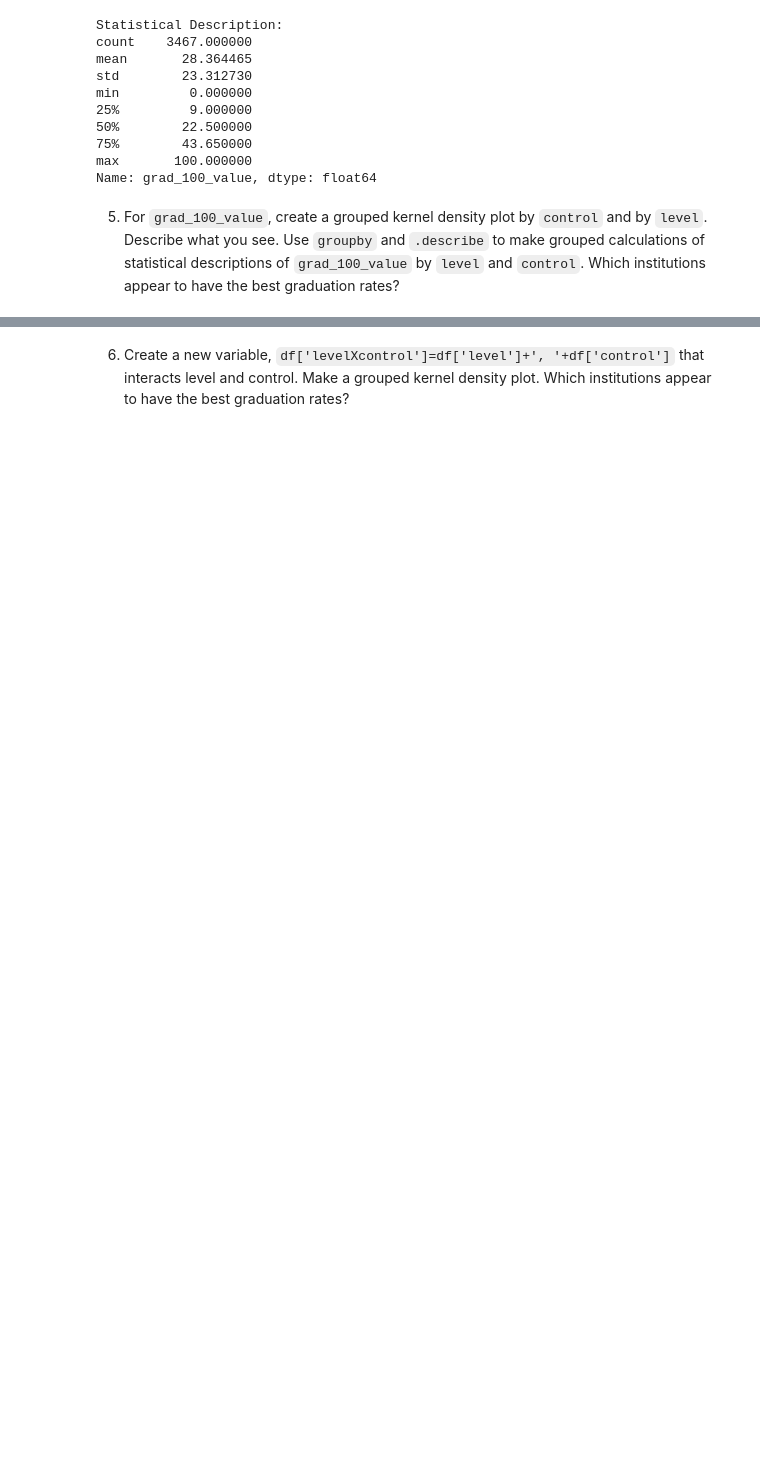
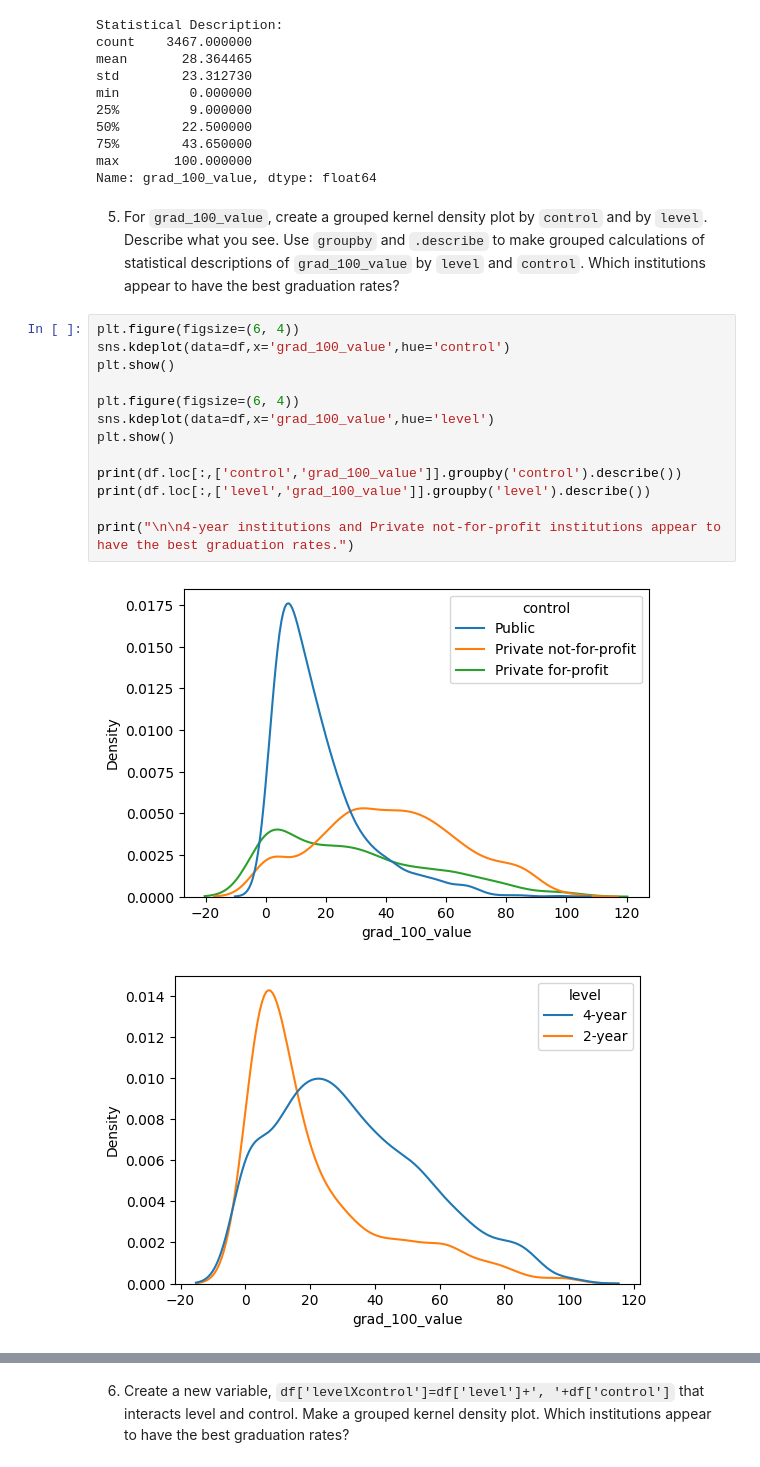
Before and after one commit to jennyschilling/visualization, a Jupyter notebook: assignment/assignment.ipynb, the cells around one changed output, grey strips where cells are left out. Cells and saved outputs as stored; diff of their text form; blank space fills up the shorter version.

```diff
--- a/assignment/assignment.ipynb
+++ b/assignment/assignment.ipynb
@@ -94,3 +94,19 @@ max       100.000000
 Name: grad_100_value, dtype: float64
 # %% [markdown]
 5. For `grad_100_value`, create a grouped kernel density plot by `control` and by `level`. Describe what you see. Use `groupby` and `.describe` to make grouped calculations of statistical descriptions of `grad_100_value` by `level` and `control`. Which institutions appear to have the best graduation rates?
+# %%
+plt.figure(figsize=(6, 4))
+sns.kdeplot(data=df,x='grad_100_value',hue='control')
+plt.show()
+
+plt.figure(figsize=(6, 4))
+sns.kdeplot(data=df,x='grad_100_value',hue='level')
+plt.show()
+
+print(df.loc[:,['control','grad_100_value']].groupby('control').describe())
+print(df.loc[:,['level','grad_100_value']].groupby('level').describe())
+
+print("\n\n4-year institutions and Private not-for-profit institutions appear to have the best graduation rates.")
+# %% [output]
+[figure, added]
+[figure, added]
```
Also changed, not shown: parts of 7 cells of this notebook.
